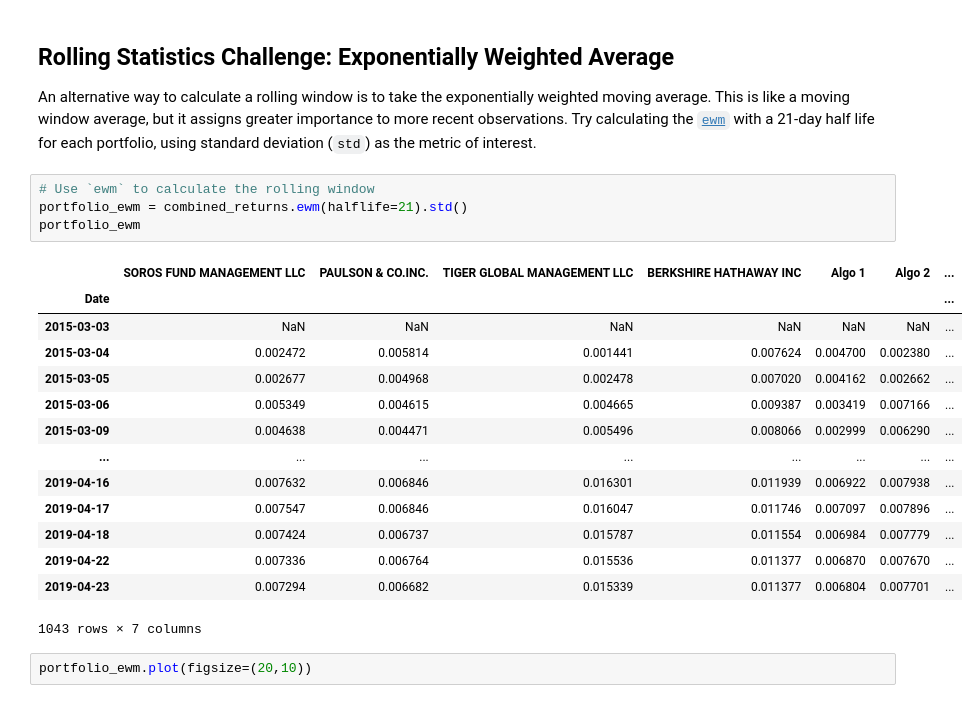
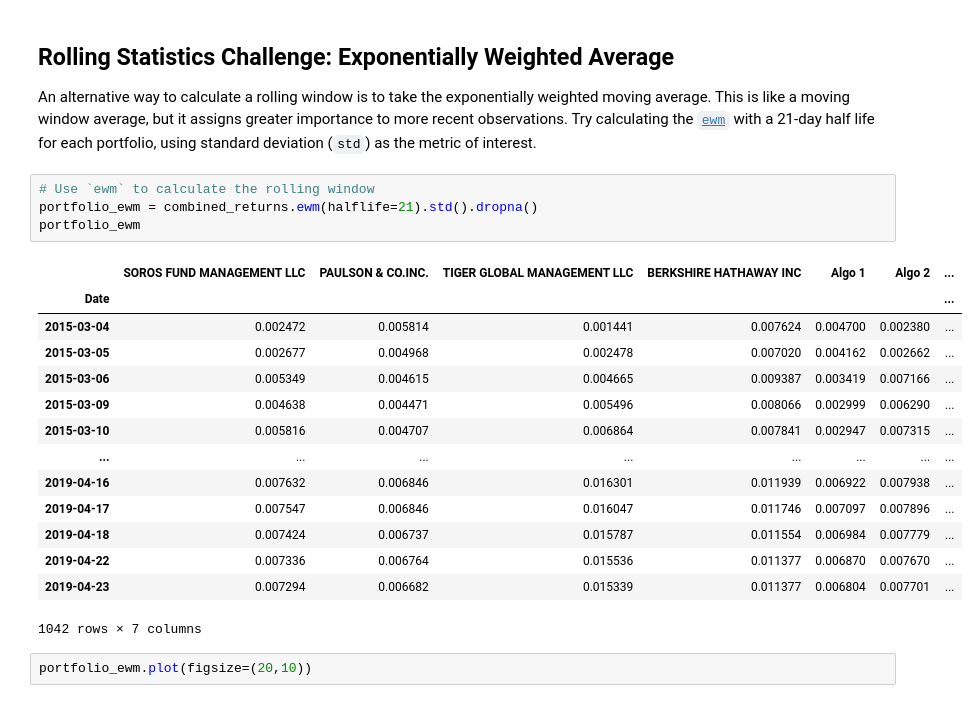
Before and after one commit to emersonwen/Rutgers_FinTech_Homework, a Jupyter notebook: Week-Four-Homework/04-Pandas/Instructions/Starter_Code/whale_analysis.ipynb, the cells around one changed output. Cells and saved outputs as stored; diff of their text form.

```diff
--- a/Week-Four-Homework/04-Pandas/Instructions/Starter_Code/whale_analysis.ipynb
+++ b/Week-Four-Homework/04-Pandas/Instructions/Starter_Code/whale_analysis.ipynb
@@ -504,23 +506,23 @@ rolling_betas.plot(kind='line', title='Rolling Portfolio Betas 21-Days', figsize
 An alternative way to calculate a rolling window is to take the exponentially weighted moving average. This is like a moving window average, but it assigns greater importance to more recent observations. Try calculating the [`ewm`](https://pandas.pydata.org/pandas-docs/stable/reference/api/pandas.DataFrame.ewm.html) with a 21-day half life for each portfolio, using standard deviation (`std`) as the metric of interest.
 # %%
 # Use `ewm` to calculate the rolling window
-portfolio_ewm = combined_returns.ewm(halflife=21).std()
+portfolio_ewm = combined_returns.ewm(halflife=21).std().dropna()
 portfolio_ewm
 # %% [output]
 |  | SOROS FUND MANAGEMENT LLC | PAULSON & CO.INC. | TIGER GLOBAL MANAGEMENT LLC | BERKSHIRE HATHAWAY INC | Algo 1 | Algo 2 | ... |
 | Date |  |  |  |  |  |  | ... |
-| 2015-03-03 | NaN | NaN | NaN | NaN | NaN | NaN | ... |
 | 2015-03-04 | 0.002472 | 0.005814 | 0.001441 | 0.007624 | 0.004700 | 0.002380 | ... |
 | 2015-03-05 | 0.002677 | 0.004968 | 0.002478 | 0.007020 | 0.004162 | 0.002662 | ... |
 | 2015-03-06 | 0.005349 | 0.004615 | 0.004665 | 0.009387 | 0.003419 | 0.007166 | ... |
 | 2015-03-09 | 0.004638 | 0.004471 | 0.005496 | 0.008066 | 0.002999 | 0.006290 | ... |
+| 2015-03-10 | 0.005816 | 0.004707 | 0.006864 | 0.007841 | 0.002947 | 0.007315 | ... |
 | ... | ... | ... | ... | ... | ... | ... | ... |
 | 2019-04-16 | 0.007632 | 0.006846 | 0.016301 | 0.011939 | 0.006922 | 0.007938 | ... |
 | 2019-04-17 | 0.007547 | 0.006846 | 0.016047 | 0.011746 | 0.007097 | 0.007896 | ... |
 | 2019-04-18 | 0.007424 | 0.006737 | 0.015787 | 0.011554 | 0.006984 | 0.007779 | ... |
 | 2019-04-22 | 0.007336 | 0.006764 | 0.015536 | 0.011377 | 0.006870 | 0.007670 | ... |
 | 2019-04-23 | 0.007294 | 0.006682 | 0.015339 | 0.011377 | 0.006804 | 0.007701 | ... |
-1043 rows × 7 columns
+1042 rows × 7 columns
 # %%
 portfolio_ewm.plot(figsize=(20,10))
 # %% [output]
```
Also changed, not shown: parts of 4 cells of this notebook, 1 other file.
